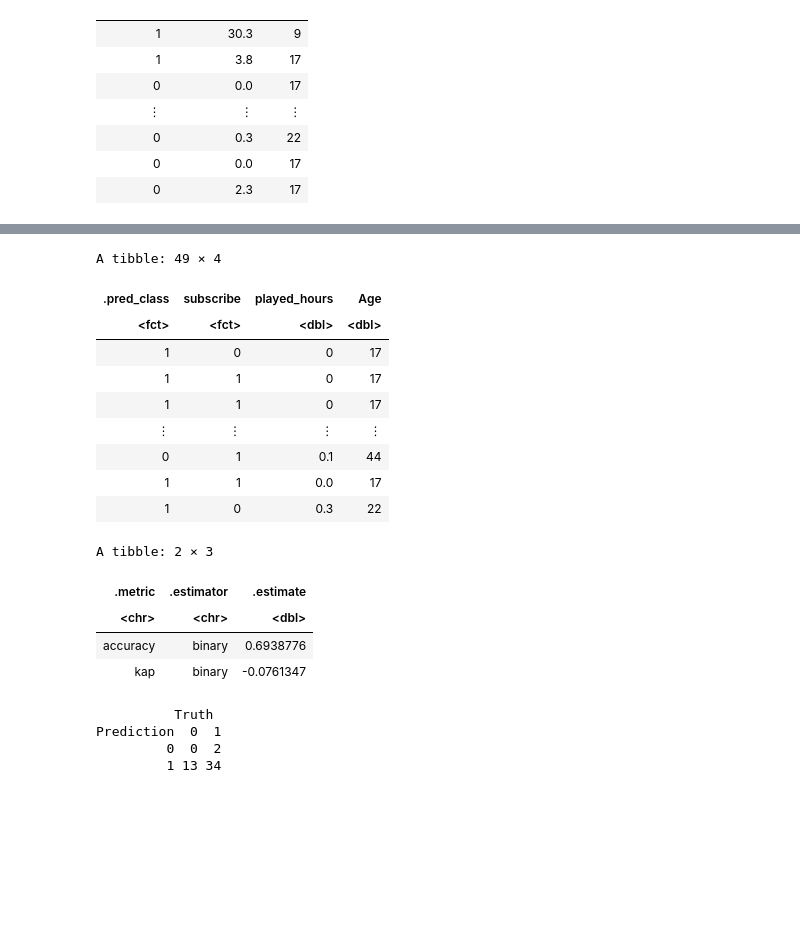
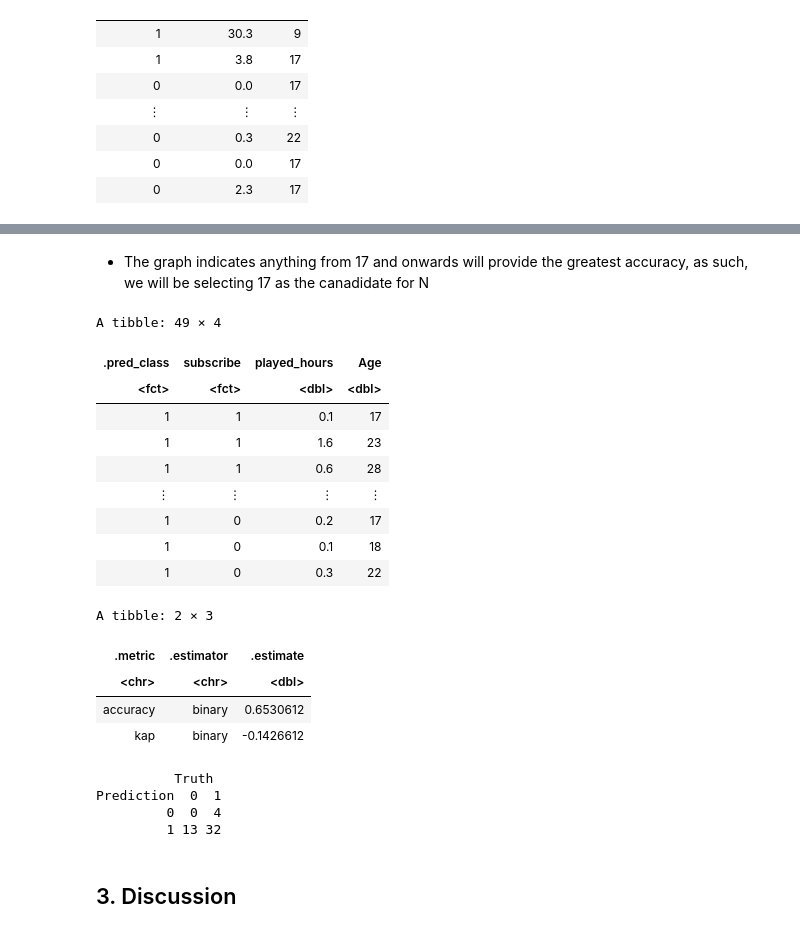
Before and after one commit to Vivian-Bi/ds_final_project, a Jupyter notebook: Final Group Project.ipynb, the cells around one changed output, grey strips where cells are left out. Saved outputs shown, nothing was run; the diff lists cells and outputs as text; code cells hidden in the pictures; blank space fills up the shorter version.

```diff
--- a/Final Group Project.ipynb
+++ b/Final Group Project.ipynb
@@ -136,39 +153,45 @@ cross_val_plot
+# %% [markdown]
+- The graph indicates anything from 17 and onwards will provide the greatest accuracy, as such, we will be selecting 17 as the canadidate for N
 # %%
-knn_spec_cv <- nearest_neighbor(weight_func = "rectangular", neighbors = 15) |>
+## Setting parameters for the final model
+
+knn_spec_cv <- nearest_neighbor(weight_func = "rectangular", neighbors = 17) |>
       set_engine("kknn") |>
       set_mode("classification")
 
 player_fit <- knn_spec_cv |>
        fit(subscribe ~ played_hours + Age, data = player_training)
 
 player_predictions <- predict(player_fit, player_testing) |>
       bind_cols(player_testing)
 player_predictions
 
 player_metrics <- player_predictions |>
         metrics(truth = subscribe, estimate = .pred_class)
 player_metrics
 
 player_conf_mat <- player_predictions |>
       conf_mat(truth = subscribe, estimate = .pred_class)
 player_conf_mat
 # %% [output]
 A tibble: 49 × 4
 | .pred_class | subscribe | played_hours | Age |
 | <fct> | <fct> | <dbl> | <dbl> |
-| 1 | 0 | 0 | 17 |
-| 1 | 1 | 0 | 17 |
-| 1 | 1 | 0 | 17 |
+| 1 | 1 | 0.1 | 17 |
+| 1 | 1 | 1.6 | 23 |
+| 1 | 1 | 0.6 | 28 |
 | ⋮ | ⋮ | ⋮ | ⋮ |
-| 0 | 1 | 0.1 | 44 |
-| 1 | 1 | 0.0 | 17 |
+| 1 | 0 | 0.2 | 17 |
+| 1 | 0 | 0.1 | 18 |
 | 1 | 0 | 0.3 | 22 |
 A tibble: 2 × 3
 | .metric | .estimator | .estimate |
 | <chr> | <chr> | <dbl> |
-| accuracy | binary | 0.6938776 |
-| kap | binary | -0.0761347 |
+| accuracy | binary | 0.6530612 |
+| kap | binary | -0.1426612 |
           Truth
 Prediction  0  1
-         0  0  2
-         1 13 34
+         0  0  4
+         1 13 32
+# %% [markdown]
+## 3. Discussion
```
Also changed, not shown: parts of 9 cells of this notebook, 1 other file.
